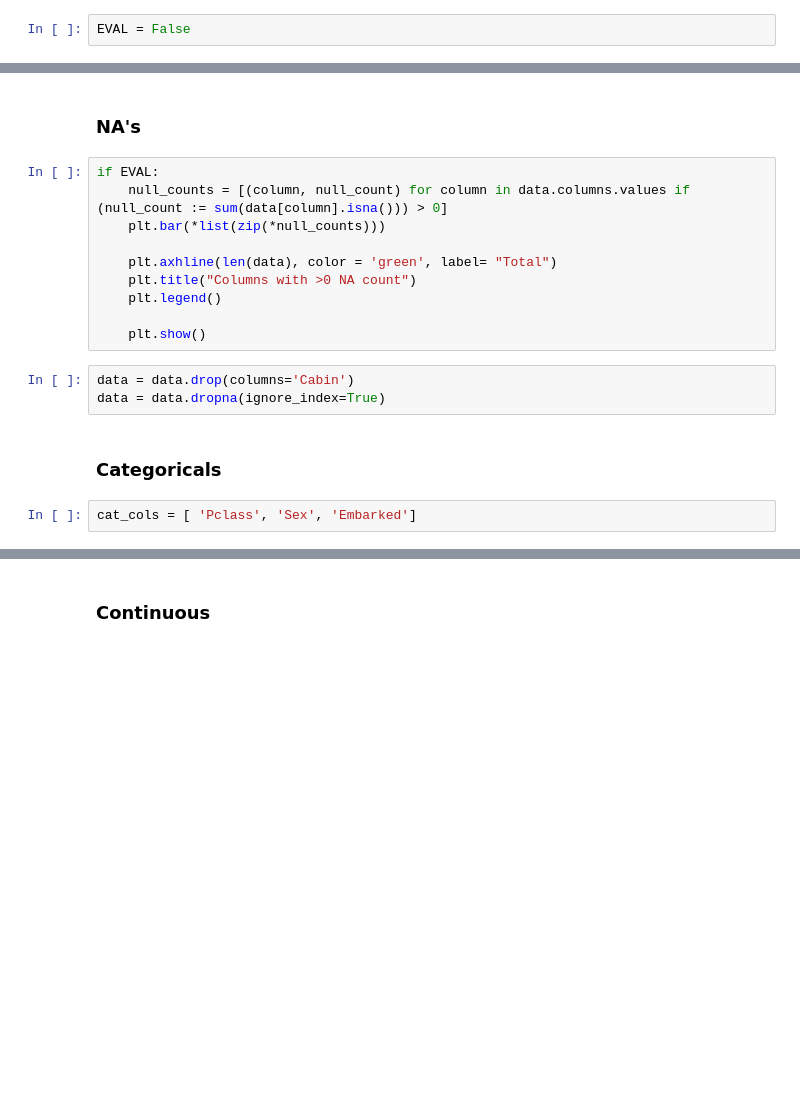
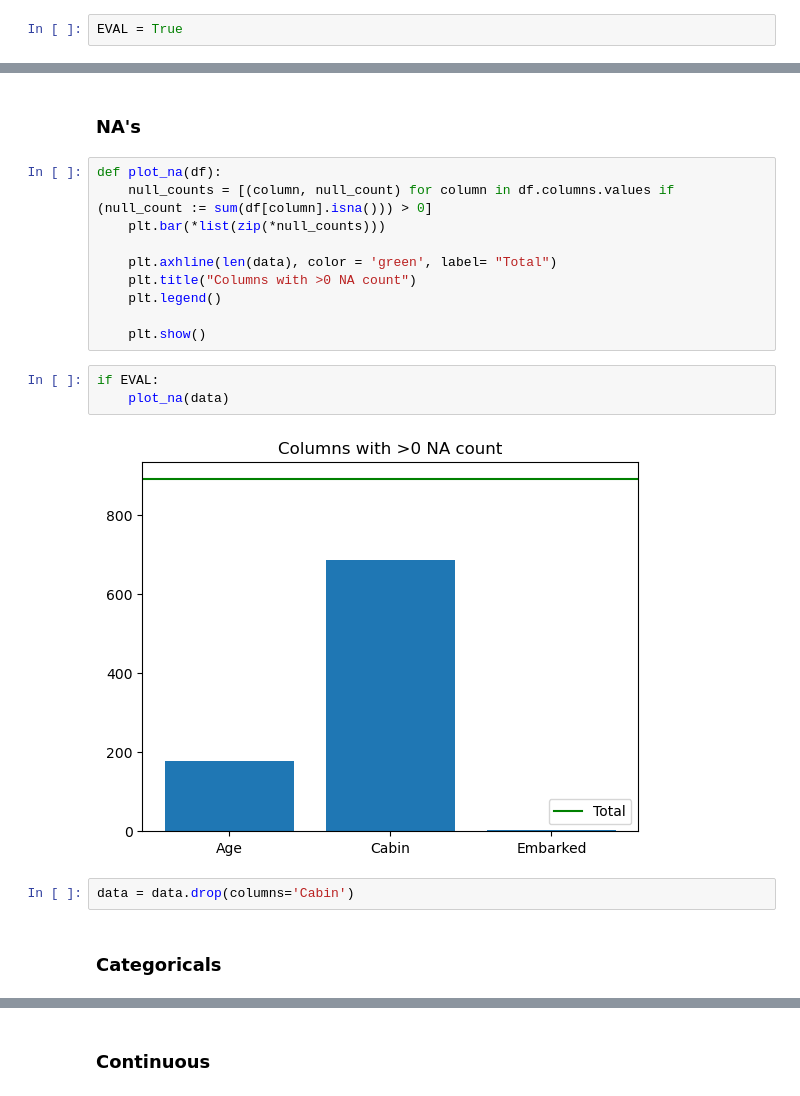
Before and after one commit to draykophoenix/kaggle-titanic, a Jupyter notebook: titanic.ipynb, the cells around one changed output, grey strips where cells are left out. Cells and saved outputs as stored; diff of their text form; blank space fills up the shorter version.

```diff
--- a/titanic.ipynb
+++ b/titanic.ipynb
@@ -1,7 +1,7 @@
 # %% [markdown]
 # Titanic!
 # %%
-EVAL = False
+EVAL = True
 # %% [markdown]
 ## Preparation
 # %% [markdown]
@@ -36,8 +37,8 @@ data.head()
 # %% [markdown]
 ### NA's
 # %%
-if EVAL:
-    null_counts = [(column, null_count) for column in data.columns.values if (null_count := sum(data[column].isna())) > 0]
+def plot_na(df):
+    null_counts = [(column, null_count) for column in df.columns.values if (null_count := sum(df[column].isna())) > 0]
     plt.bar(*list(zip(*null_counts)))
 
     plt.axhline(len(data), color = 'green', label= "Total")
@@ -45,11 +46,13 @@ if EVAL:
     plt.legend()
 
     plt.show()
+# %%
+if EVAL:
+    plot_na(data)
+# %% [output]
+[figure, added]
 # %%
 data = data.drop(columns='Cabin')
-data = data.dropna(ignore_index=True)
 # %% [markdown]
 ### Categoricals
-# %%
-cat_cols = [ 'Pclass', 'Sex', 'Embarked']
 # %%
```
Also changed, not shown: parts of 15 cells of this notebook.
